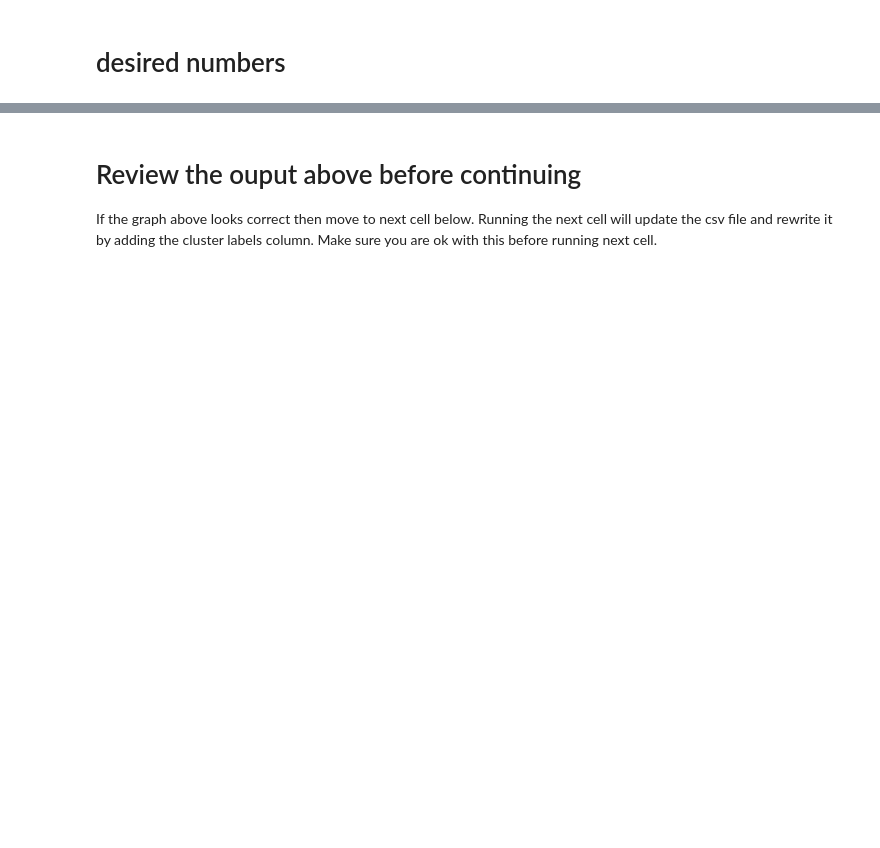
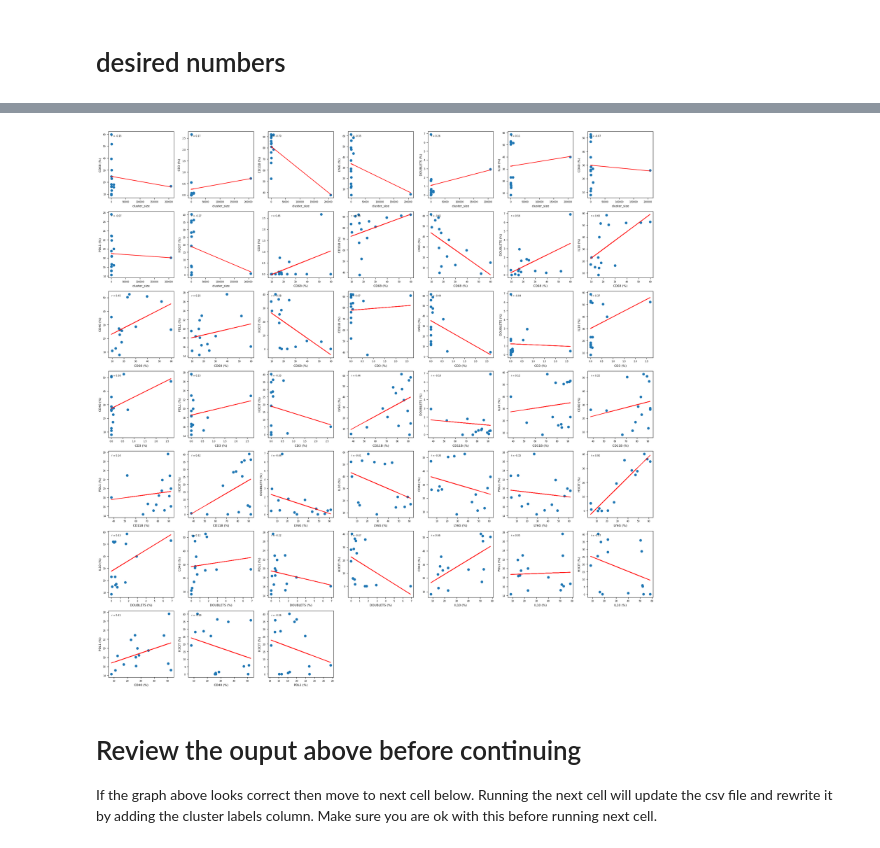
Before and after one commit to helclp/lab_proj1, a Jupyter notebook: sam_clusterer_rnd.ipynb, the cells around one changed output, grey strips where cells are left out. Cells and saved outputs as stored; diff of their text form; code cells hidden in the pictures; blank space fills up the shorter version.

```diff
--- a/sam_clusterer_rnd.ipynb
+++ b/sam_clusterer_rnd.ipynb
@@ -462,3 +549,46 @@ df.groupby('hdbscan_cluster').mean(numeric_only=True).drop(columns=['TIME','ID',
+# %%
+import itertools
+import math
+import matplotlib.pyplot as plt
+from scipy.stats import linregress
+
+# stain_cols should be the list of your percent columns, e.g.:
+# stain_cols = ['CD68 (%)', 'CD3 (%)', ..., 'H3CIT (%)']
+stain_cols = cluster_pct.columns.tolist()
+pairs = list(itertools.combinations(stain_cols, 2))
+n_pairs = len(pairs)
+grid_size = math.ceil(math.sqrt(n_pairs))
+
+fig, axes = plt.subplots(grid_size, grid_size, figsize=(grid_size*3, grid_size*3))
+axes = axes.flatten()
+
+for ax, (x_col, y_col) in zip(axes, pairs):
+    x = cluster_pct[x_col]
+    y = cluster_pct[y_col]
+
+    # Linear regression
+    slope, intercept, r_value, p_value, stderr = linregress(x, y)
+    line_y = slope * x + intercept
+
+    # Plot
+    ax.scatter(x, y)
+    ax.plot(x, line_y, color='red')  # ← make the regression line red
+
+    # Formatting
+    ax.set_xlabel(x_col, fontsize=8)
+    ax.set_ylabel(y_col, fontsize=8)
+    ax.tick_params(labelsize=6)
+    ax.text(0.05, 0.95, f"r = {r_value:.2f}",
+            transform=ax.transAxes, va='top', fontsize=6)
+
+# Hide any unused axes
+for ax in axes[n_pairs:]:
+    ax.set_visible(False)
+
+plt.tight_layout()
+plt.show()
+# %% [output]
+[figure, added]
 # %% [markdown]
 # Review the ouput above before continuing
 
```
Also changed, not shown: parts of 23 cells of this notebook, 2 other files.
